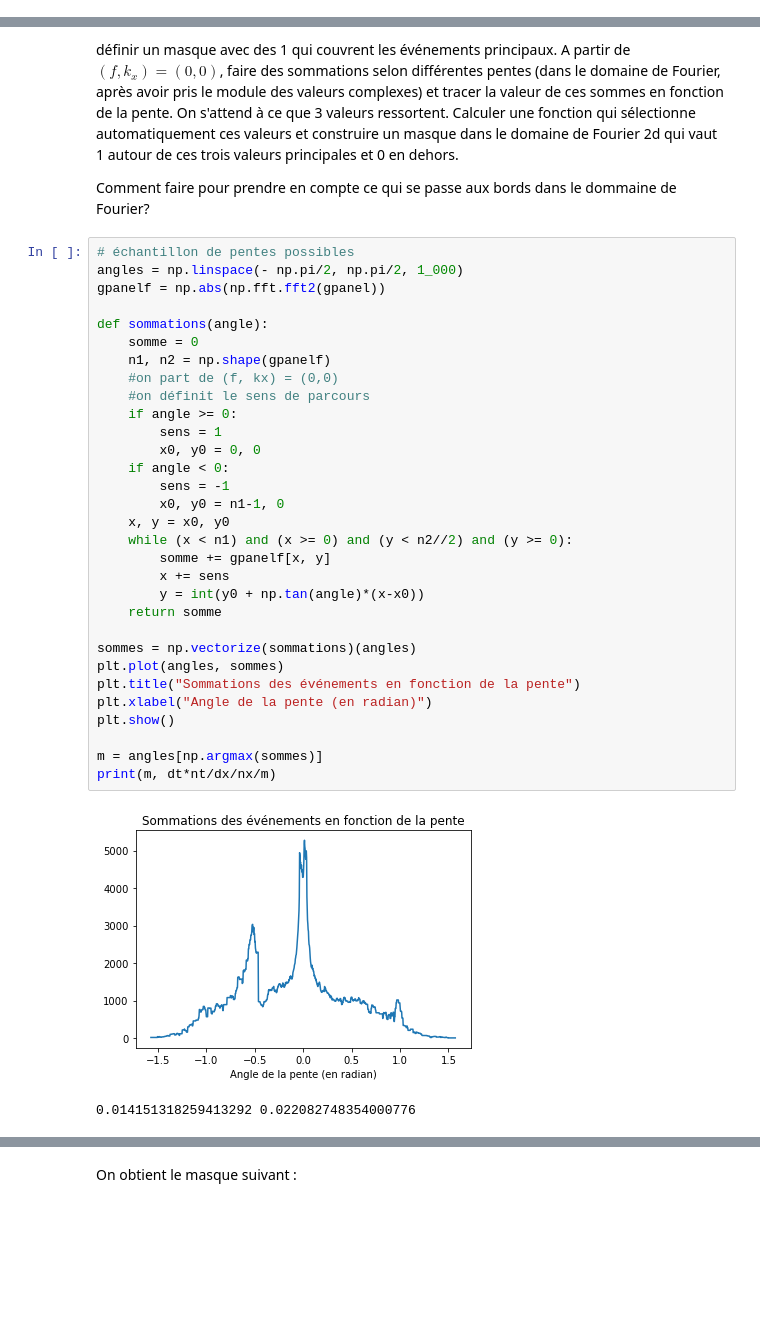
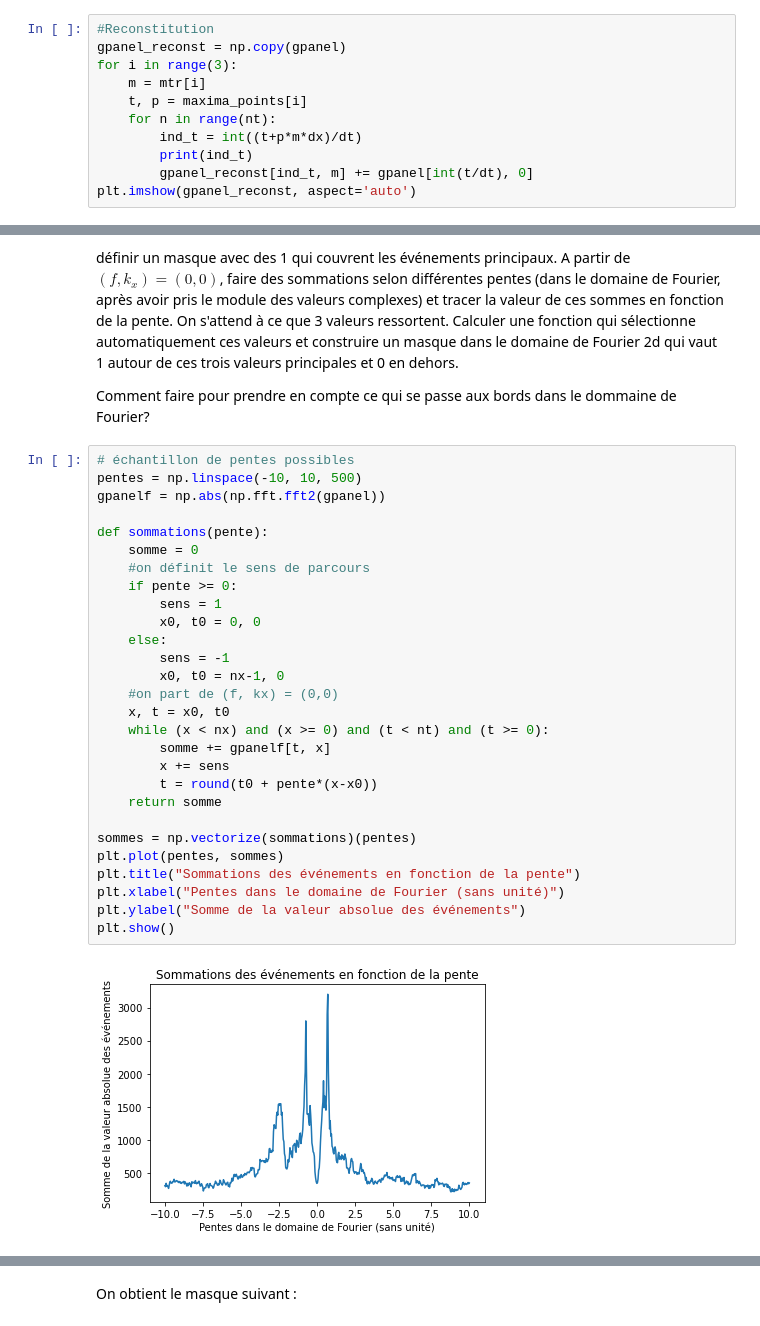
Before and after one commit to gabrielleberrada/projet_traitement_signal, a Jupyter notebook: mini_projet_interpolation/mini_projet_groupe3.ipynb, the cells around one changed output, grey strips where cells are left out. Cells and saved outputs as stored; diff of their text form; blank space fills up the shorter version.

```diff
--- a/mini_projet_interpolation/mini_projet_groupe3.ipynb
+++ b/mini_projet_interpolation/mini_projet_groupe3.ipynb
@@ -310,0 +277,11 @@ plt.show()
+# %%
+#Reconstitution
+gpanel_reconst = np.copy(gpanel)
+for i in range(3):
+    m = mtr[i]
+    t, p = maxima_points[i]
+    for n in range(nt):
+        ind_t = int((t+p*m*dx)/dt)
+        print(ind_t)
+        gpanel_reconst[ind_t, m] += gpanel[int(t/dt), 0]
+plt.imshow(gpanel_reconst, aspect='auto')
@@ -386,35 +382,31 @@ On note $f$ la fréquence et $k_x$ le nombre d'onde. Dans le domaine de Fourier
 Comment faire pour prendre en compte ce qui se passe aux bords dans le dommaine de Fourier?
 # %%
 # échantillon de pentes possibles
-angles = np.linspace(- np.pi/2, np.pi/2, 1_000)
+pentes = np.linspace(-10, 10, 500)
 gpanelf = np.abs(np.fft.fft2(gpanel))
 
-def sommations(angle):
+def sommations(pente):
     somme = 0
-    n1, n2 = np.shape(gpanelf)
+    #on définit le sens de parcours
+    if pente >= 0:
+        sens = 1
+        x0, t0 = 0, 0
+    else:
+        sens = -1
+        x0, t0 = nx-1, 0
     #on part de (f, kx) = (0,0)
-    #on définit le sens de parcours
-    if angle >= 0:
-        sens = 1
-        x0, y0 = 0, 0
-    if angle < 0:
-        sens = -1
-        x0, y0 = n1-1, 0
-    x, y = x0, y0
-    while (x < n1) and (x >= 0) and (y < n2//2) and (y >= 0):
-        somme += gpanelf[x, y]
+    x, t = x0, t0
+    while (x < nx) and (x >= 0) and (t < nt) and (t >= 0):
+        somme += gpanelf[t, x]
         x += sens
-        y = int(y0 + np.tan(angle)*(x-x0))
+        t = round(t0 + pente*(x-x0))
     return somme
 
-sommes = np.vectorize(sommations)(angles)
-plt.plot(angles, sommes)
+sommes = np.vectorize(sommations)(pentes)
+plt.plot(pentes, sommes)
 plt.title("Sommations des événements en fonction de la pente")
-plt.xlabel("Angle de la pente (en radian)")
+plt.xlabel("Pentes dans le domaine de Fourier (sans unité)")
+plt.ylabel("Somme de la valeur absolue des événements")
 plt.show()
-
-m = angles[np.argmax(sommes)]
-print(m, dt*nt/dx/nx/m)
 # %% [output]
-[figure, old version]
+[figure, new version]
-0.014151318259413292 0.022082748354000776
```
Also changed, not shown: parts of 30 cells of this notebook.
